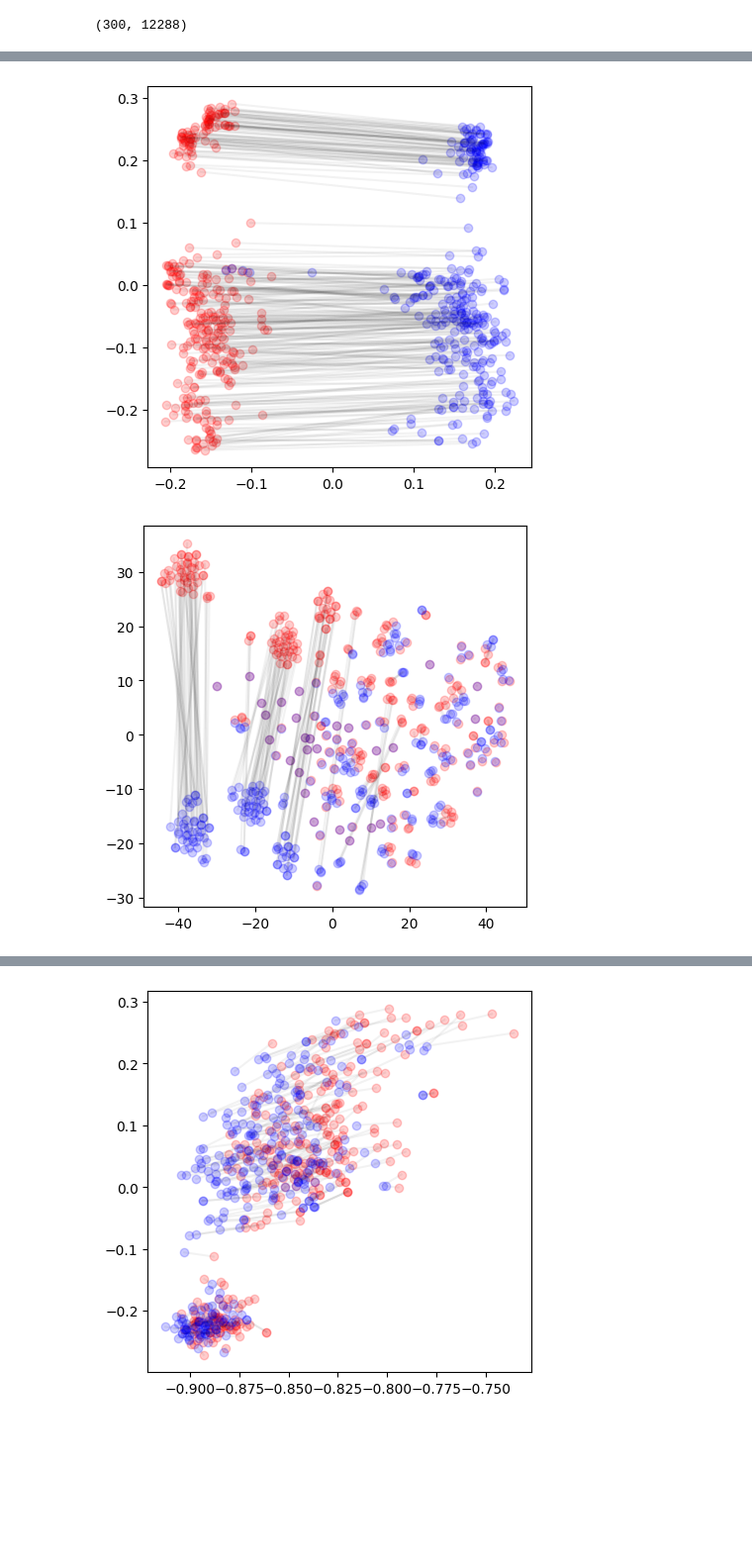
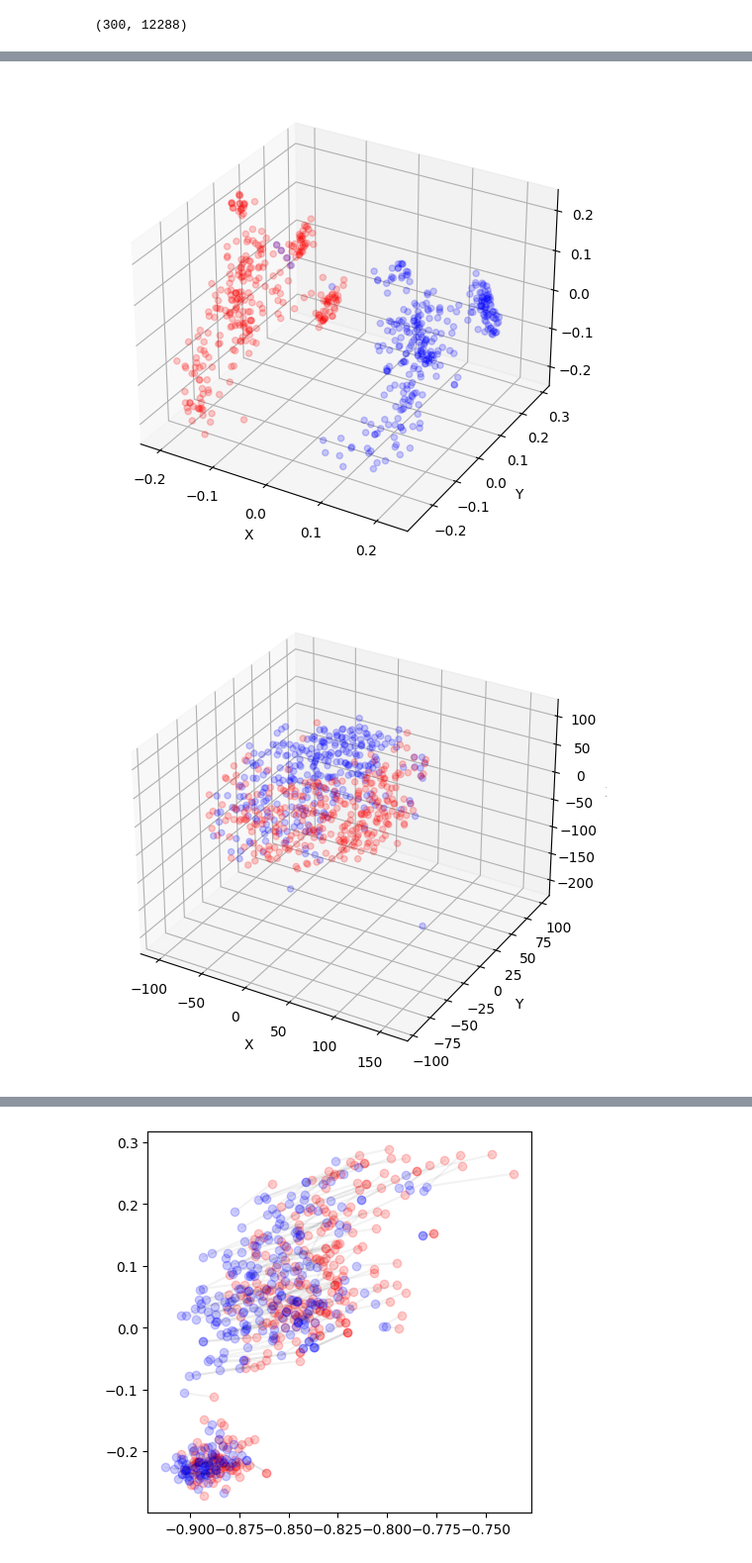
Before and after one commit to yuhui-zh15/InverseScaling, a Jupyter notebook: eval_pipeline/analyze_embedding_space.ipynb, the cells around one changed output, grey strips where cells are left out. Shown at 99% size. Saved outputs shown, nothing was run; the diff lists cells and outputs as text; code cells hidden in the pictures; blank space fills up the shorter version.

```diff
--- a/eval_pipeline/analyze_embedding_space.ipynb
+++ b/eval_pipeline/analyze_embedding_space.ipynb
@@ -41,5 +41,5 @@ embeddings["davinci"][0].shape
 # %%
 from utils import reduce_and_visualize
 # %%
-reduce_and_visualize(embeddings["davinci"][0], embeddings["davinci"][1], connection=True)
+reduce_and_visualize(embeddings["davinci"][0], embeddings["davinci"][1], connection=False, n_dim=3)
 # %% [output]
@@ -47,2 +47,2 @@ reduce_and_visualize(embeddings["davinci"][0], embeddings["davinci"][1], connect
-[figure, old version]
+[figure, new version]
-[figure, old version]
+[figure, new version]
```
Also changed, not shown: parts of 1 cell of this notebook, 2 other files.
